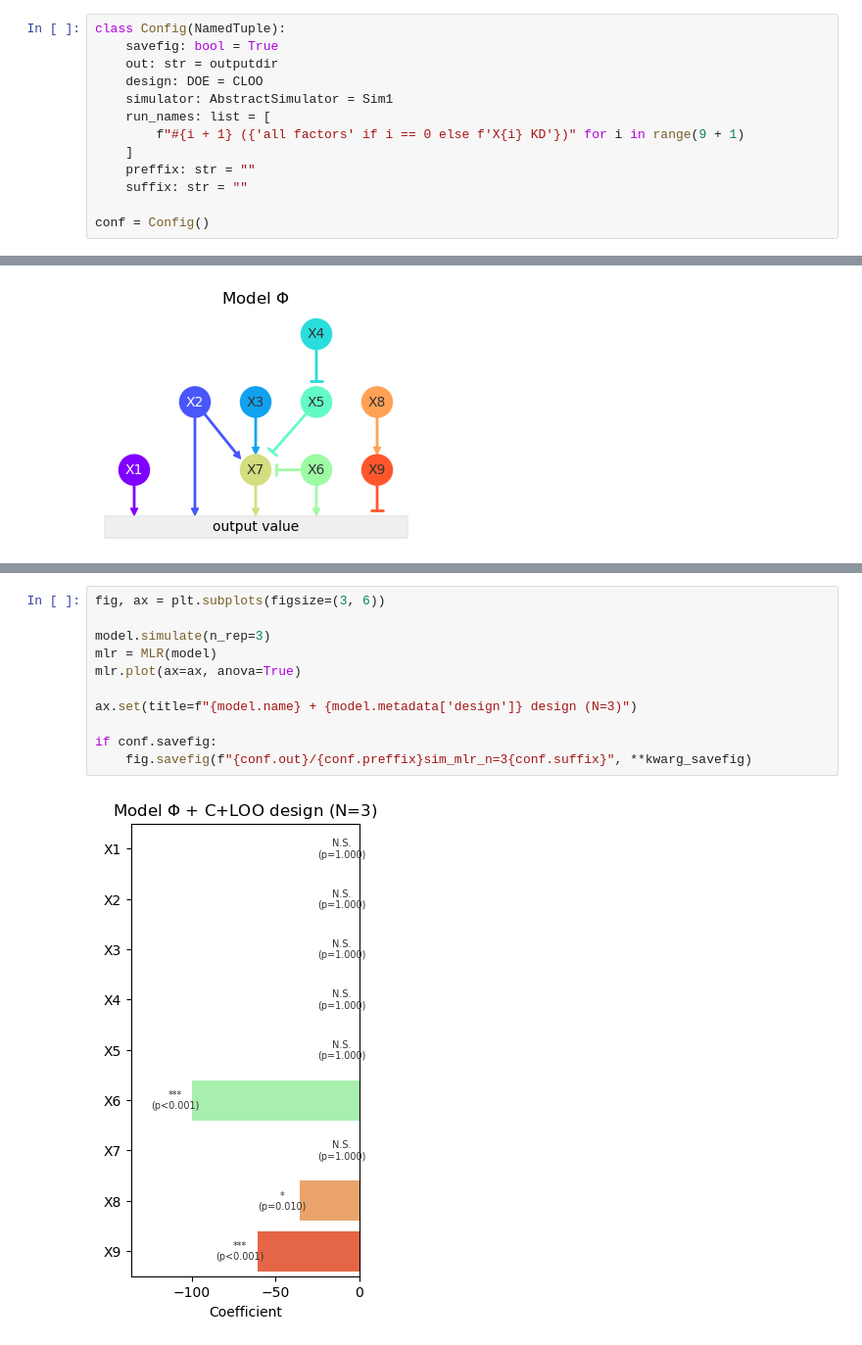
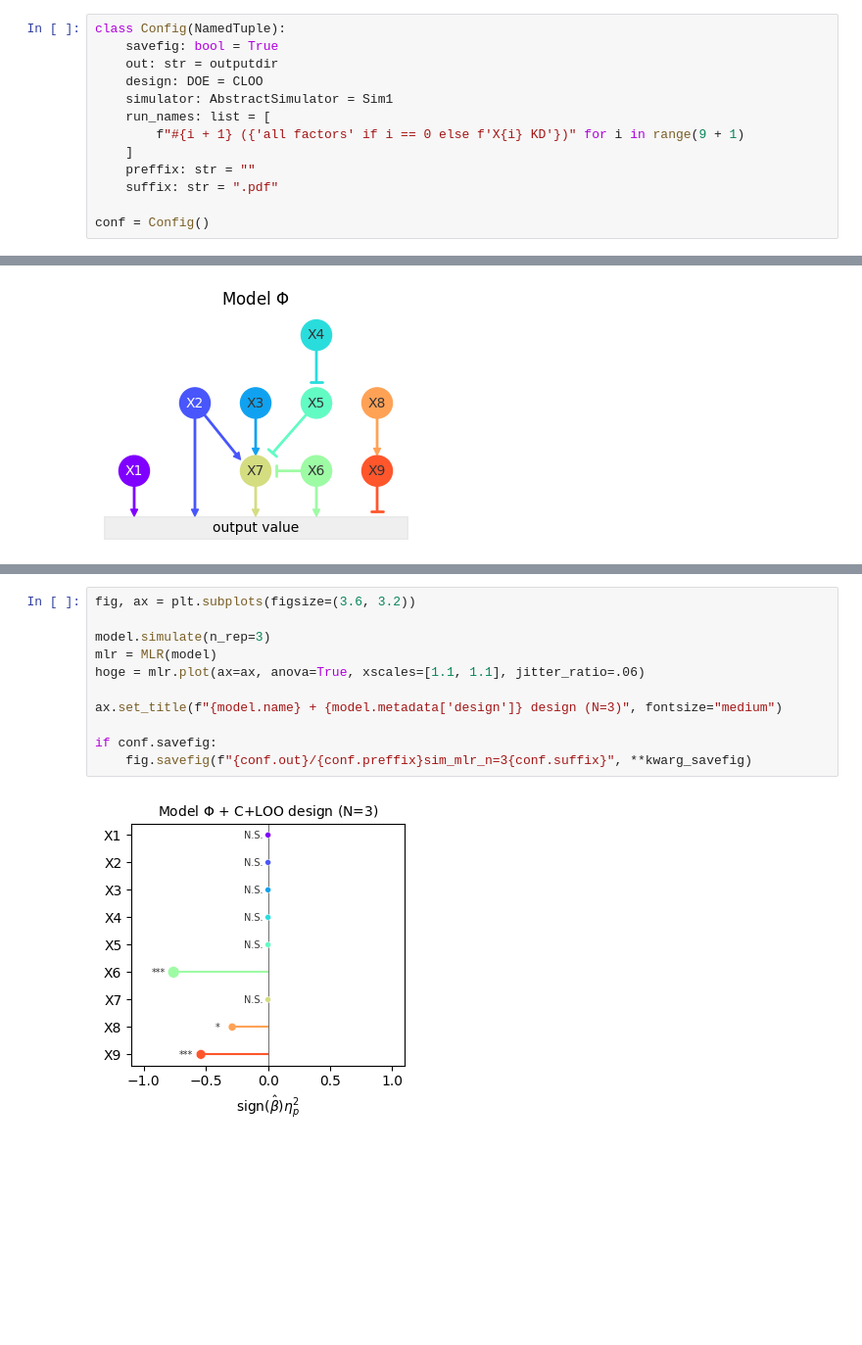
Before and after one commit to yo-aka-gene/WhyDOE, a Jupyter notebook: jupyternb/sim1_cloo.ipynb, the cells around one changed output, grey strips where cells are left out. Shown: that part at 98% size. Drawn from its saved outputs; the diff is of its cells as text; blank space fills up the shorter version.

```diff
--- a/jupyternb/sim1_cloo.ipynb
+++ b/jupyternb/sim1_cloo.ipynb
@@ -23,7 +23,7 @@ class Config(NamedTuple):
         f"#{i + 1} ({'all factors' if i == 0 else f'X{i} KD'})" for i in range(9 + 1)
     ]
     preffix: str = ""
-    suffix: str = ""
+    suffix: str = ".pdf"
 
 conf = Config()
 # %%
@@ -65,14 +65,14 @@ if conf.savefig:
 # %%
-fig, ax = plt.subplots(figsize=(3, 6))
+fig, ax = plt.subplots(figsize=(3.6, 3.2))
 
 model.simulate(n_rep=3)
 mlr = MLR(model)
-mlr.plot(ax=ax, anova=True)
+hoge = mlr.plot(ax=ax, anova=True, xscales=[1.1, 1.1], jitter_ratio=.06)
 
-ax.set(title=f"{model.name} + {model.metadata['design']} design (N=3)")
+ax.set_title(f"{model.name} + {model.metadata['design']} design (N=3)", fontsize="medium")
 
 if conf.savefig:
     fig.savefig(f"{conf.out}/{conf.preffix}sim_mlr_n=3{conf.suffix}", **kwarg_savefig)
 # %% [output]
-[figure, old version]
+[figure, new version]
 # %%
```
Also changed, not shown: parts of 5 cells of this notebook, 3 other files.
